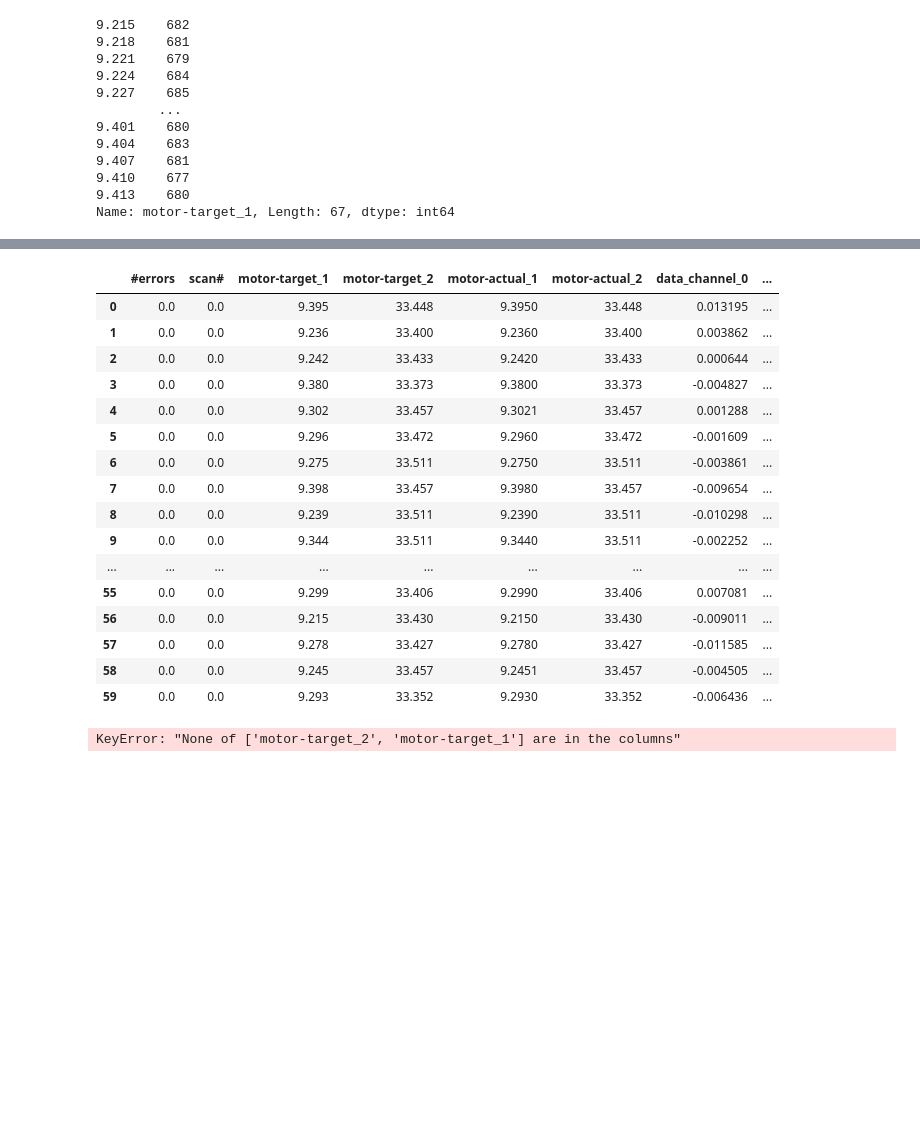
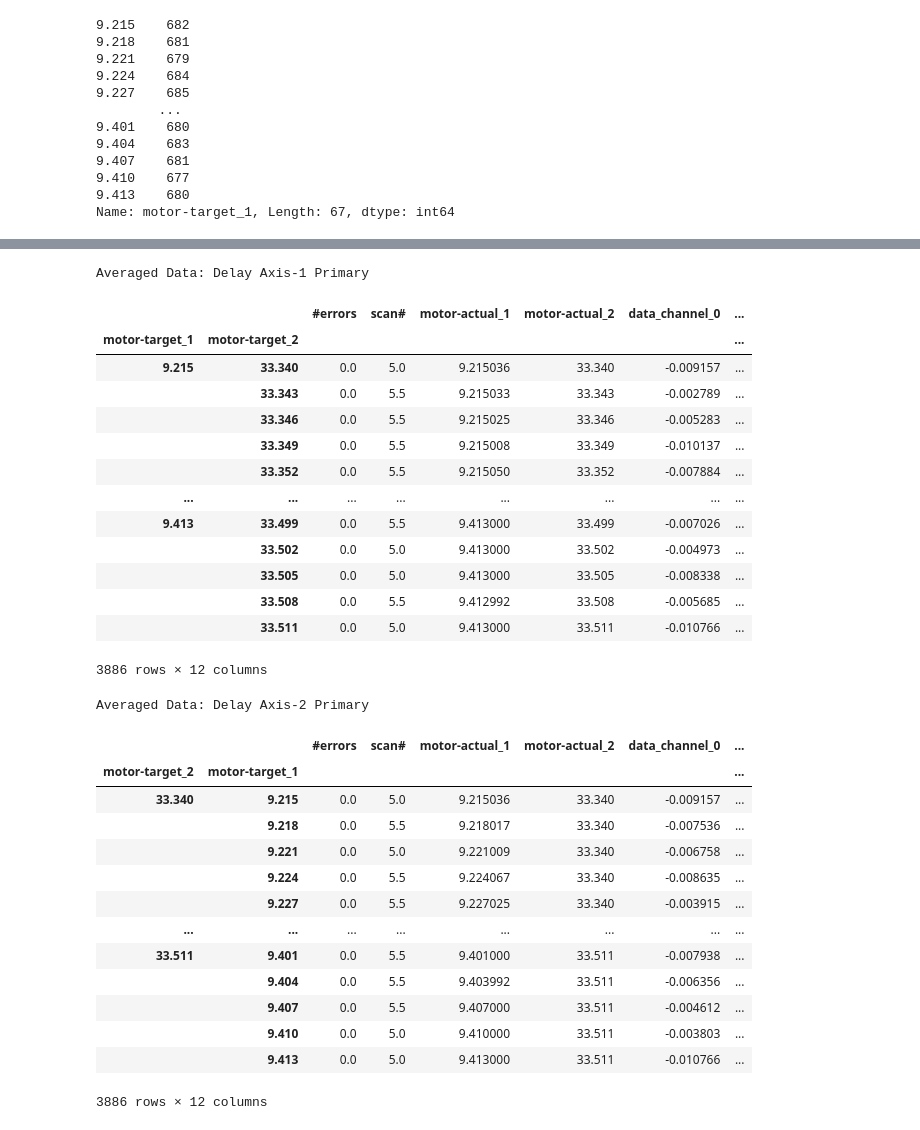
Before and after one commit to griffinbran/Chemical-Physics-Data-Visualization, a Jupyter notebook: code/Data-Cleaning.ipynb, the cells around one changed output, grey strips where cells are left out. Cells and saved outputs as stored; diff of their text form; code cells hidden in the pictures; blank space fills up the shorter version.

```diff
--- a/code/Data-Cleaning.ipynb
+++ b/code/Data-Cleaning.ipynb
@@ -307,24 +125,40 @@ data2.head(68)
-# %%
-display(data.head(60))
-data_to_plot = data['data_channel_0'].reset_index().pivot(columns='motor-target_1', index='motor-target_2')
-display(data_to_plot)
-sns.heatmap(data_to_plot)
-# %% [output]
-|  | #errors | scan# | motor-target_1 | motor-target_2 | motor-actual_1 | motor-actual_2 | data_channel_0 | ... |
-| 0 | 0.0 | 0.0 | 9.395 | 33.448 | 9.3950 | 33.448 | 0.013195 | ... |
-| 1 | 0.0 | 0.0 | 9.236 | 33.400 | 9.2360 | 33.400 | 0.003862 | ... |
-| 2 | 0.0 | 0.0 | 9.242 | 33.433 | 9.2420 | 33.433 | 0.000644 | ... |
-| 3 | 0.0 | 0.0 | 9.380 | 33.373 | 9.3800 | 33.373 | -0.004827 | ... |
-| 4 | 0.0 | 0.0 | 9.302 | 33.457 | 9.3021 | 33.457 | 0.001288 | ... |
-| 5 | 0.0 | 0.0 | 9.296 | 33.472 | 9.2960 | 33.472 | -0.001609 | ... |
-| 6 | 0.0 | 0.0 | 9.275 | 33.511 | 9.2750 | 33.511 | -0.003861 | ... |
-| 7 | 0.0 | 0.0 | 9.398 | 33.457 | 9.3980 | 33.457 | -0.009654 | ... |
-| 8 | 0.0 | 0.0 | 9.239 | 33.511 | 9.2390 | 33.511 | -0.010298 | ... |
-| 9 | 0.0 | 0.0 | 9.344 | 33.511 | 9.3440 | 33.511 | -0.002252 | ... |
-| ... | ... | ... | ... | ... | ... | ... | ... | ... |
-| 55 | 0.0 | 0.0 | 9.299 | 33.406 | 9.2990 | 33.406 | 0.007081 | ... |
-| 56 | 0.0 | 0.0 | 9.215 | 33.430 | 9.2150 | 33.430 | -0.009011 | ... |
-| 57 | 0.0 | 0.0 | 9.278 | 33.427 | 9.2780 | 33.427 | -0.011585 | ... |
-| 58 | 0.0 | 0.0 | 9.245 | 33.457 | 9.2451 | 33.457 | -0.004505 | ... |
-| 59 | 0.0 | 0.0 | 9.293 | 33.352 | 9.2930 | 33.352 | -0.006436 | ... |
-KeyError: "None of ['motor-target_2', 'motor-target_1'] are in the columns"
+# %%
+# Average all scans together
+data_mean = data.groupby(['motor-target_1', 'motor-target_2']).mean()
+print('Averaged Data: Delay Axis-1 Primary')
+display(data_mean)
+
+data_mean2 = data.groupby(['motor-target_2', 'motor-target_1']).mean()
+print('Averaged Data: Delay Axis-2 Primary')
+display(data_mean2)
+# %% [output]
+Averaged Data: Delay Axis-1 Primary
+|  |  | #errors | scan# | motor-actual_1 | motor-actual_2 | data_channel_0 | ... |
+| motor-target_1 | motor-target_2 |  |  |  |  |  | ... |
+| 9.215 | 33.340 | 0.0 | 5.0 | 9.215036 | 33.340 | -0.009157 | ... |
+|  | 33.343 | 0.0 | 5.5 | 9.215033 | 33.343 | -0.002789 | ... |
+|  | 33.346 | 0.0 | 5.5 | 9.215025 | 33.346 | -0.005283 | ... |
+|  | 33.349 | 0.0 | 5.5 | 9.215008 | 33.349 | -0.010137 | ... |
+|  | 33.352 | 0.0 | 5.5 | 9.215050 | 33.352 | -0.007884 | ... |
+| ... | ... | ... | ... | ... | ... | ... | ... |
+| 9.413 | 33.499 | 0.0 | 5.5 | 9.413000 | 33.499 | -0.007026 | ... |
+|  | 33.502 | 0.0 | 5.0 | 9.413000 | 33.502 | -0.004973 | ... |
+|  | 33.505 | 0.0 | 5.0 | 9.413000 | 33.505 | -0.008338 | ... |
+|  | 33.508 | 0.0 | 5.5 | 9.412992 | 33.508 | -0.005685 | ... |
+|  | 33.511 | 0.0 | 5.0 | 9.413000 | 33.511 | -0.010766 | ... |
+3886 rows × 12 columns
+Averaged Data: Delay Axis-2 Primary
+|  |  | #errors | scan# | motor-actual_1 | motor-actual_2 | data_channel_0 | ... |
+| motor-target_2 | motor-target_1 |  |  |  |  |  | ... |
+| 33.340 | 9.215 | 0.0 | 5.0 | 9.215036 | 33.340 | -0.009157 | ... |
+|  | 9.218 | 0.0 | 5.5 | 9.218017 | 33.340 | -0.007536 | ... |
+|  | 9.221 | 0.0 | 5.0 | 9.221009 | 33.340 | -0.006758 | ... |
+|  | 9.224 | 0.0 | 5.5 | 9.224067 | 33.340 | -0.008635 | ... |
+|  | 9.227 | 0.0 | 5.5 | 9.227025 | 33.340 | -0.003915 | ... |
+| ... | ... | ... | ... | ... | ... | ... | ... |
+| 33.511 | 9.401 | 0.0 | 5.5 | 9.401000 | 33.511 | -0.007938 | ... |
+|  | 9.404 | 0.0 | 5.5 | 9.403992 | 33.511 | -0.006356 | ... |
+|  | 9.407 | 0.0 | 5.5 | 9.407000 | 33.511 | -0.004612 | ... |
+|  | 9.410 | 0.0 | 5.0 | 9.410000 | 33.511 | -0.003803 | ... |
+|  | 9.413 | 0.0 | 5.0 | 9.413000 | 33.511 | -0.010766 | ... |
+3886 rows × 12 columns
```
Also changed, not shown: parts of 34 cells of this notebook, 1 other file.
